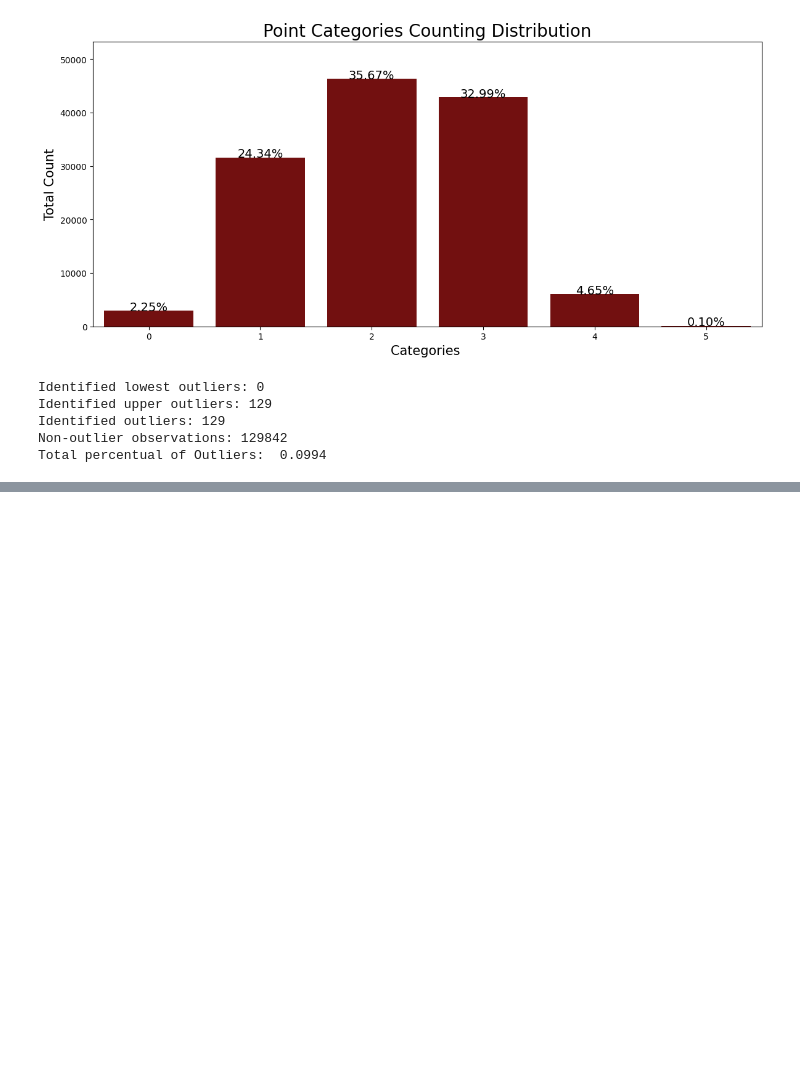
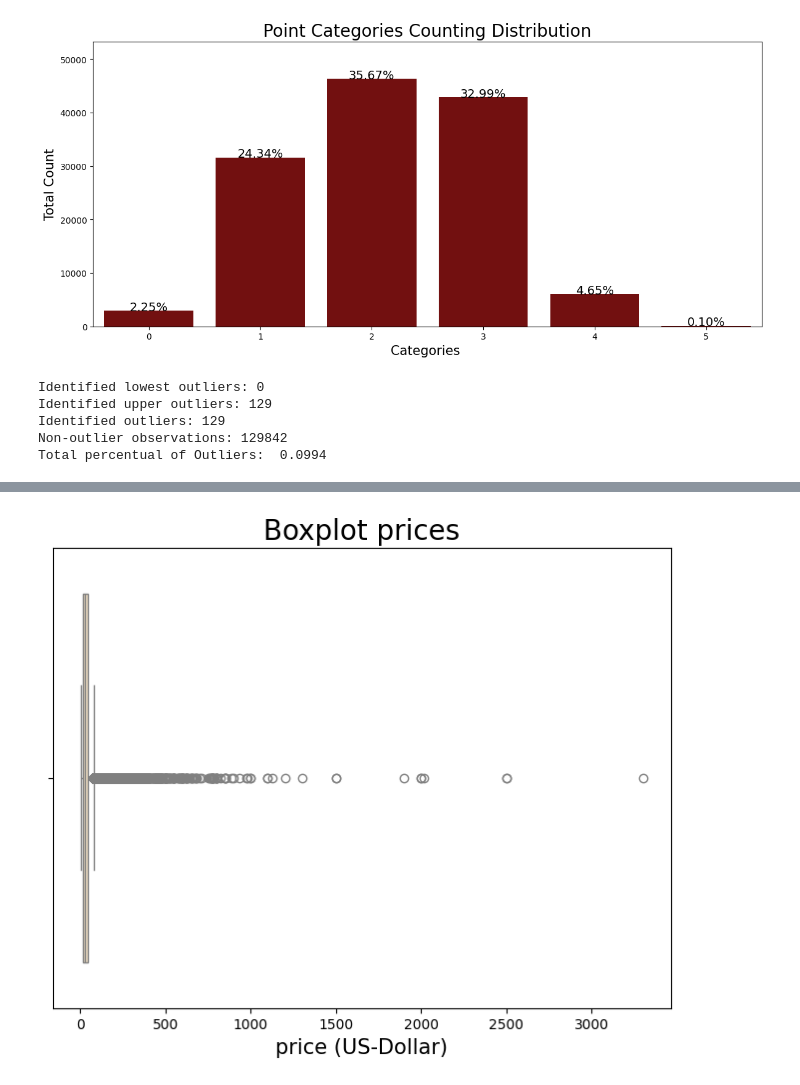
Before and after one commit to dilara444/TechLabsDUS_WineNot, a Jupyter notebook: notebooks/Dilara_17.03.ipynb, the cells around one changed output, grey strips where cells are left out. Saved outputs shown, nothing was run; the diff lists cells and outputs as text; code cells hidden in the pictures; blank space fills up the shorter version.

```diff
--- a/notebooks/Dilara_17.03.ipynb
+++ b/notebooks/Dilara_17.03.ipynb
@@ -321,0 +321,9 @@ plt.show()
+# %%
+#Dilara new plot
+plt.figure(figsize=(8, 6))
+sns.boxplot(x='price', data=df_wine1, color='#F2DEBA')
+plt.title("Boxplot prices", fontsize=20)
+plt.xlabel("price (US-Dollar)", fontsize=15)
+plt.show()
+# %% [output]
+[figure, added]
```
Also changed, not shown: parts of 8 cells of this notebook.
